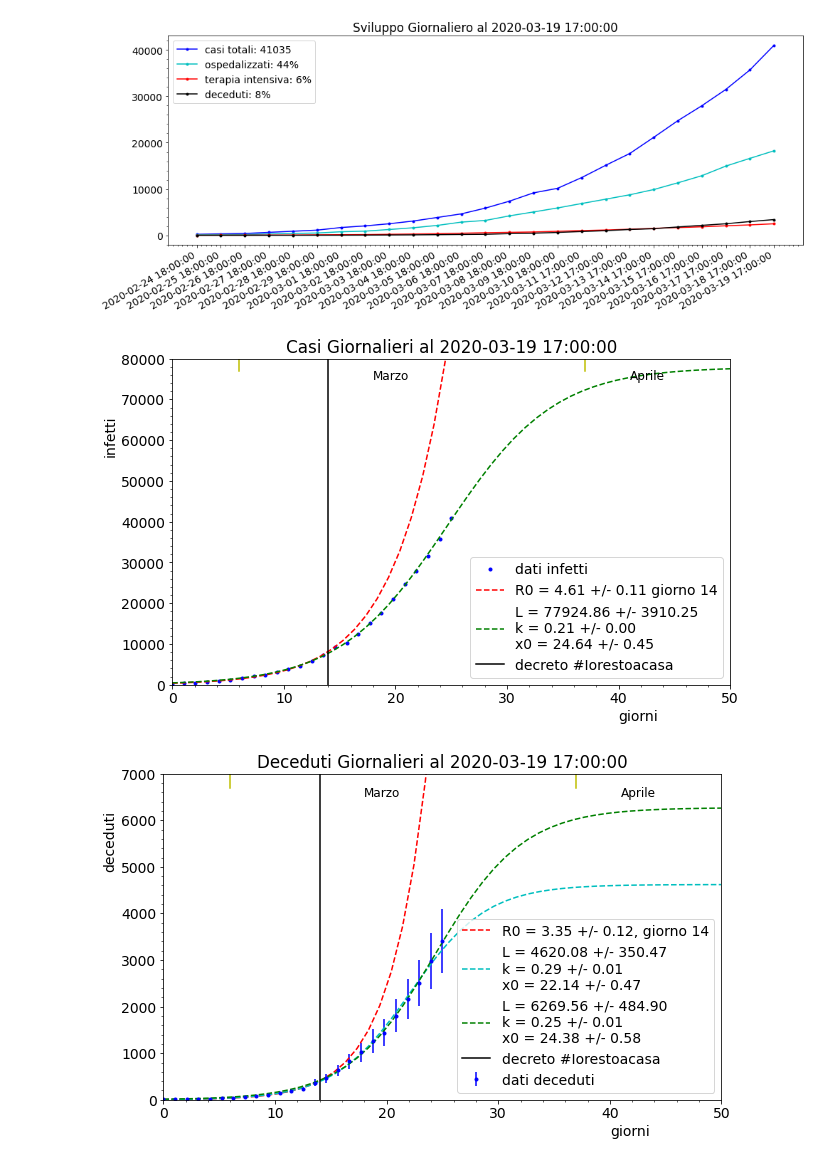
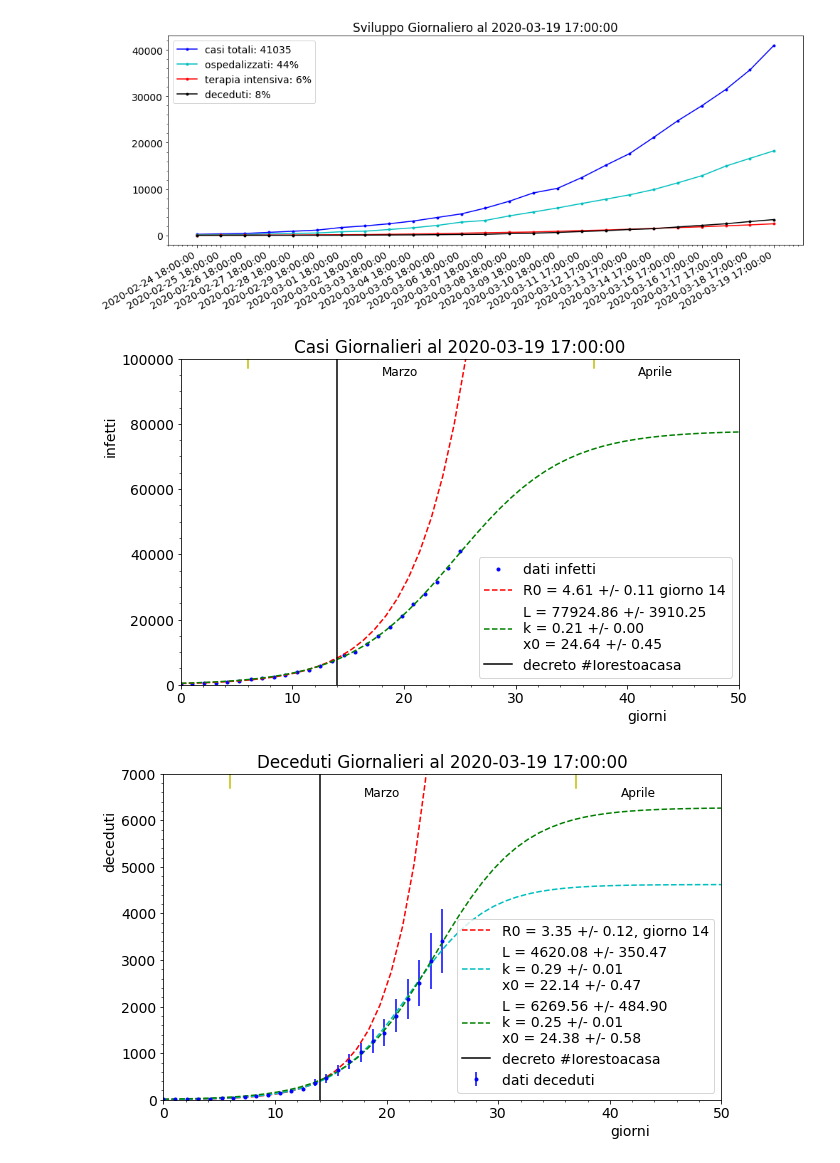
Before and after one commit to lorenzopaolucci/studenti, a Jupyter notebook: covid19.ipynb, the cells around one changed output. Cells and saved outputs as stored; diff of their text form; code cells hidden in the pictures.

```diff
--- a/covid19.ipynb
+++ b/covid19.ipynb
@@ -51,40 +50,40 @@ def Exp(x, p0, p1): # negative exponential
 def Logistic(x, L, k, x0):
     return L / (1. + np.exp(-k * (x - x0)))
 
 def Gompertz(x, a, b, c):
 # https://en.wikipedia.org/wiki/Gompertz_function
     return a * np.exp(-b * np.exp(-c * x))
 
 
 from scipy.optimize import curve_fit
 x = np.linspace(0, len(df['data']), len(df['data']))
 
 max_exp_fit = 14
 popt_e,pcov_e = curve_fit(Exp,x[x<max_exp_fit], df['totale_casi'][x<max_exp_fit], p0=[1,2])
 perr_e = np.sqrt(np.diag(pcov_e))
 fig, ax = plt.subplots(figsize=(10,6))
 ax.plot(x, df['totale_casi'], 'b.', label='dati infetti')
 popt_l,pcov_l = curve_fit(Logistic,x, df['totale_casi'], p0=[4000.,4., 10.])
 perr_l = np.sqrt(np.diag(pcov_l))
 x=np.linspace(0,50,50)
 ax.plot(x, Exp(x, *popt_e), 'r--', label='R0 = {0:.2f} +/- {1:.2f} giorno {2:d}'.format(popt_e[1], perr_e[1], max_exp_fit))
 ax.plot(x, Logistic(x, *popt_l), 'g--', label='L = {0:.2f} +/- {1:.2f}\nk = {2:.2f} +/- {3:.2f} \
 \nx0 = {4:.2f} +/- {5:.2f}'.format(popt_l[0], perr_l[0], popt_l[1], perr_l[1], popt_l[2], perr_l[2]))
 ax.set_xlim(0,50)
-ax.set_ylim(0,80000)
-ax.plot([14,14], [0,80000], 'k-', label='decreto #Iorestoacasa')
-ax.plot([6,6], [77000,80000], 'y-')
-ax.plot([6+31,6+31], [77000,80000], 'y-')
-ax.text(6+35, 75000, 'Aprile', fontsize=12)
-ax.text(6+12, 75000, 'Marzo', fontsize=12)
+ax.set_ylim(0,100000)
+ax.plot([14,14], [0,100000], 'k-', label='decreto #Iorestoacasa')
+ax.plot([6,6], [97000,100000], 'y-')
+ax.plot([6+31,6+31], [97000,100000], 'y-')
+ax.text(6+35, 95000, 'Aprile', fontsize=12)
+ax.text(6+12, 95000, 'Marzo', fontsize=12)
 ax.set_title('Casi Giornalieri al '+str(np.array(df['data'])[-1]))
 ax.legend(loc=4)
 ax.set_xlabel('giorni', horizontalalignment = 'left', x=0.8)
 ax.set_ylabel('infetti', horizontalalignment = 'left', y=0.7)
 plt.minorticks_on()
 plt.show()
 # %% [output]
-[figure, old version]
+[figure, new version]
 # %%
 x = np.linspace(0, len(df['data']), len(df['data']))
 # confronto con la Gompertz
```
Also changed, not shown: parts of 10 cells of this notebook.
